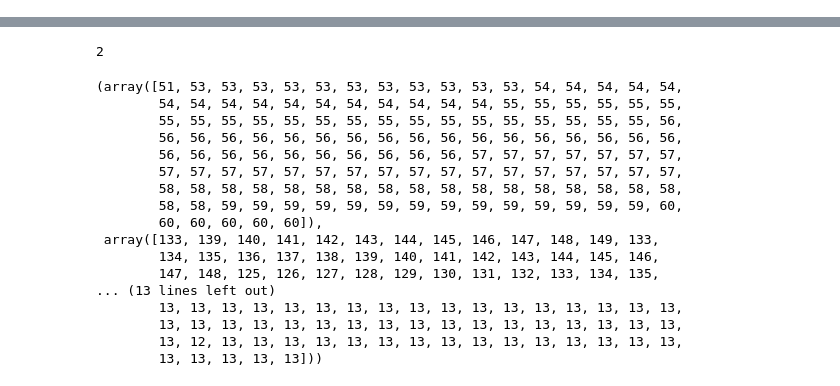
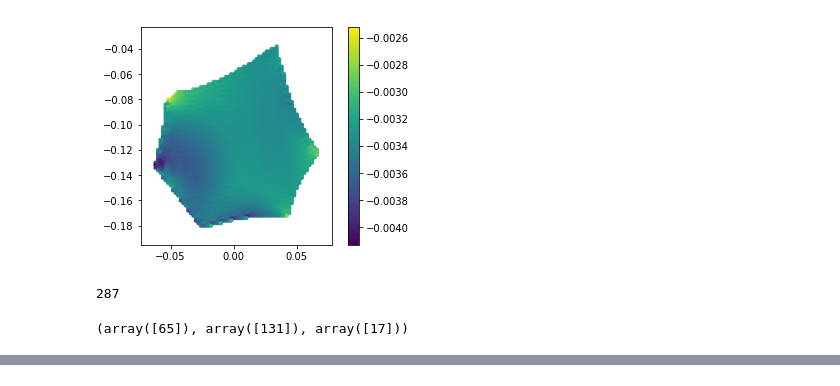
Before and after one commit to Yufeng-shen/StrainRecon, a Jupyter notebook: PlayFFTRes.ipynb, the cells around one changed output, grey strips where cells are left out. Saved outputs shown, nothing was run; the diff lists cells and outputs as text; code cells hidden in the pictures.

```diff
--- a/PlayFFTRes.ipynb
+++ b/PlayFFTRes.ipynb
@@ -20,6 +32,7 @@ GT=np.load('AuxData/Ti7FFT.npy')
 orig=[-0.256,-0.256]
 step=[0.002,0.002]
 gid=40
+# gid=23
 
 GIDLayer=GT[7].astype(int)
 tmpx=np.arange(orig[0],step[0]*GIDLayer.shape[0]+orig[0],step[0])
@@ -28,3 +41,24 @@ xv,yv=np.meshgrid(tmpx,tmpy)
 idx=np.where(GIDLayer==gid)
 x=xv[idx]
 y=yv[idx]
+
+tmpDil=GT[0][idx]*20
+tmpE11=GT[1][idx]*20
+tmpE12=GT[2][idx]*20
+tmpE13=GT[3][idx]*20
+tmpE22=GT[4][idx]*20
+tmpE23=GT[5][idx]*20
+tmpE33=GT[6][idx]*20
+# This is wrong, the strain of lattice parameters and inverse lattice parameters (Gs) are
+# different, see the Transform2RealS function. S^(-T)O=PU. And I also assume orientations are
+# the same as averaged orientation: O=U. I'm just lazy, I will correct it later.
+ss=np.zeros((len(x),3,3))
+ss[:,0,0]=tmpE11+1
+ss[:,0,1]=tmpE12
+ss[:,0,2]=tmpE13
+ss[:,1,0]=ss[:,0,1]
+ss[:,2,0]=ss[:,0,2]
+ss[:,1,1]=tmpE22+1
+ss[:,1,2]=tmpE23
+ss[:,2,1]=ss[:,1,2]
+ss[:,2,2]=tmpE33+1
@@ -52,6 +187,6 @@ ss[:,2,2]=tmpE33+1
 # %%
-plt.scatter(x,-y,c=ss[:,2,2]-1,s=10
-            ,vmin=0.02,vmax=0.026
+plt.scatter(x,-y,c=ss[:,0,0]-1,s=10
+#             ,vmin=0.01,vmax=0.013
            )
 plt.axis('scaled')
 plt.colorbar()
@@ -61,0 +195 @@ plt.show()
+[figure, added]
@@ -62,8 +206,11 @@ plt.show()
 # %%
-a=h5py.File('../SimData/grain_40_fac40.hdf5','r')
+a=h5py.File('../SimData/grain_40_fac20.hdf5','r')
 
-tmp=np.array(a['Imgs']['Im2'])
+tmp=np.array(a['Imgs']['Im3'])
 print(np.max(tmp))
 np.where(tmp==np.max(tmp))
+# %% [output]
+287
+(array([65]), array([131]), array([17]))
 # %%
 %matplotlib notebook
@@ -73,30 +220,5 @@ plt.show()
 # %% [output]
 [interactive output not drawn]
 [interactive output not drawn]
-# %%
-b=h5py.File('../SimData/grain_40_sca1_fac40.hdf5','r')
-
-tmp=np.array(b['Imgs']['Im2'])
-print(np.max(tmp))
-np.where(tmp==np.max(tmp))
-# %% [output]
-2
-(array([51, 53, 53, 53, 53, 53, 53, 53, 53, 53, 53, 53, 54, 54, 54, 54, 54,
-        54, 54, 54, 54, 54, 54, 54, 54, 54, 54, 54, 55, 55, 55, 55, 55, 55,
-        55, 55, 55, 55, 55, 55, 55, 55, 55, 55, 55, 55, 55, 55, 55, 55, 56,
-        56, 56, 56, 56, 56, 56, 56, 56, 56, 56, 56, 56, 56, 56, 56, 56, 56,
-        56, 56, 56, 56, 56, 56, 56, 56, 56, 56, 57, 57, 57, 57, 57, 57, 57,
-        57, 57, 57, 57, 57, 57, 57, 57, 57, 57, 57, 57, 57, 57, 57, 57, 57,
-        58, 58, 58, 58, 58, 58, 58, 58, 58, 58, 58, 58, 58, 58, 58, 58, 58,
-        58, 58, 59, 59, 59, 59, 59, 59, 59, 59, 59, 59, 59, 59, 59, 59, 60,
-        60, 60, 60, 60, 60]),
- array([133, 139, 140, 141, 142, 143, 144, 145, 146, 147, 148, 149, 133,
-        134, 135, 136, 137, 138, 139, 140, 141, 142, 143, 144, 145, 146,
-        147, 148, 125, 126, 127, 128, 129, 130, 131, 132, 133, 134, 135,
-... (13 lines left out)
-        13, 13, 13, 13, 13, 13, 13, 13, 13, 13, 13, 13, 13, 13, 13, 13, 13,
-        13, 13, 13, 13, 13, 13, 13, 13, 13, 13, 13, 13, 13, 13, 13, 13, 13,
-        13, 12, 13, 13, 13, 13, 13, 13, 13, 13, 13, 13, 13, 13, 13, 13, 13,
-        13, 13, 13, 13, 13]))
 # %%
 %matplotlib notebook
```
Also changed, not shown: parts of 24 cells of this notebook, 8 other files.
